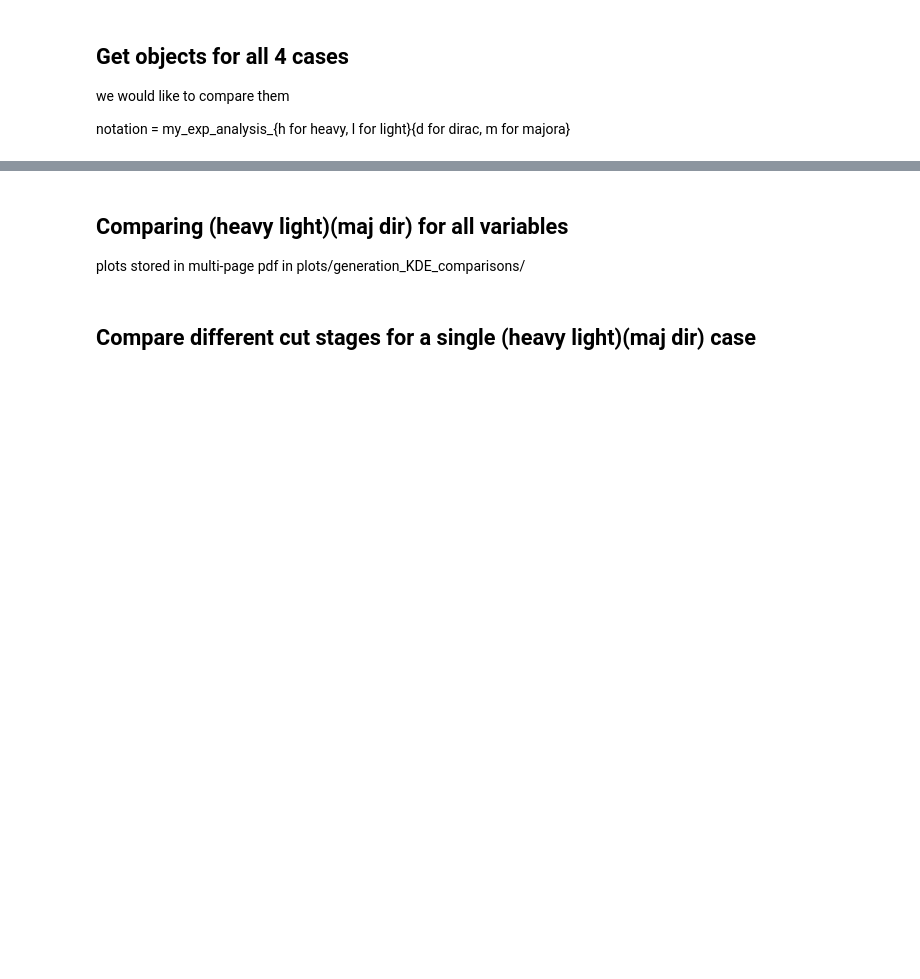
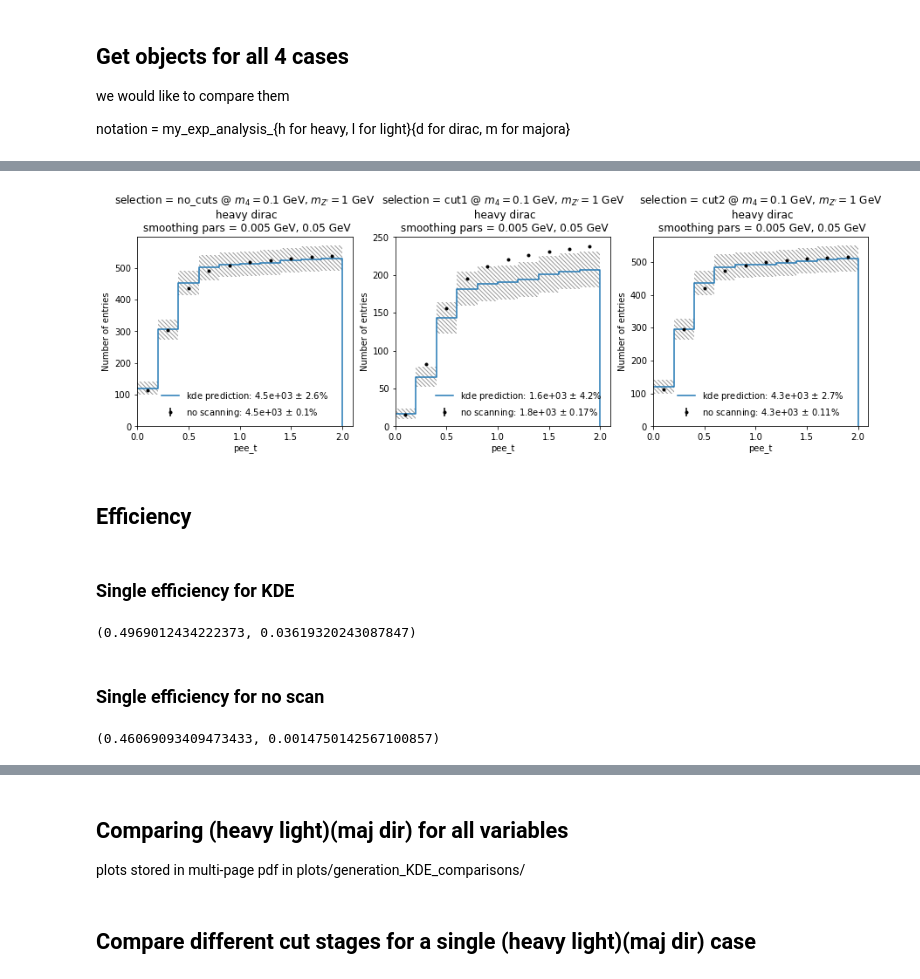
Before and after one commit to mhostert/dark-neutrinos-at-T2K, a Jupyter notebook: exp_analysis/3_comparison_observables.ipynb, the cells around one changed output, grey strips where cells are left out. Saved outputs shown, nothing was run; the diff lists cells and outputs as text; code cells hidden in the pictures; blank space fills up the shorter version.

```diff
--- a/exp_analysis/3_comparison_observables.ipynb
+++ b/exp_analysis/3_comparison_observables.ipynb
@@ -53,0 +80,33 @@ my_exp_analysis_lm.load_grid_dfs()
+# %%
+comparison_plot_cuts(var='pee_t',
+                       range=(0, 2),
+                       bins=10,
+                       m4mz=(0.1, 1),
+                       exp_analysis_obj=my_exp_analyses['heavy_dirac'],
+                       smoothing_pars=(0.005, 0.05),
+                       selection_queries=['no_cuts', 'cut1', 'cut2'],
+                       cumulative=True);
+# %% [output]
+[figure, added]
+# %% [markdown]
+## Efficiency
+# %% [markdown]
+### Single efficiency for KDE
+# %%
+kde_efficiency(num_selection_query='cut1',
+               den_selection_query='no_cuts',
+               m4mz=(0.1, 0.5),
+               exp_analysis_obj=my_exp_analyses['heavy_dirac']
+               )
+# %% [output]
+(0.4969012434222373, 0.03619320243087847)
+# %% [markdown]
+### Single efficiency for no scan
+# %%
+no_scan_efficiency(num_selection_query='cut1',
+               den_selection_query='no_cuts',
+               m4mz=(0.1, 1),
+               exp_analysis_obj=my_exp_analyses['heavy_dirac']
+               )
+# %% [output]
+(0.46069093409473433, 0.0014750142567100857)
```
Also changed, not shown: parts of 24 cells of this notebook, 4 other files.
